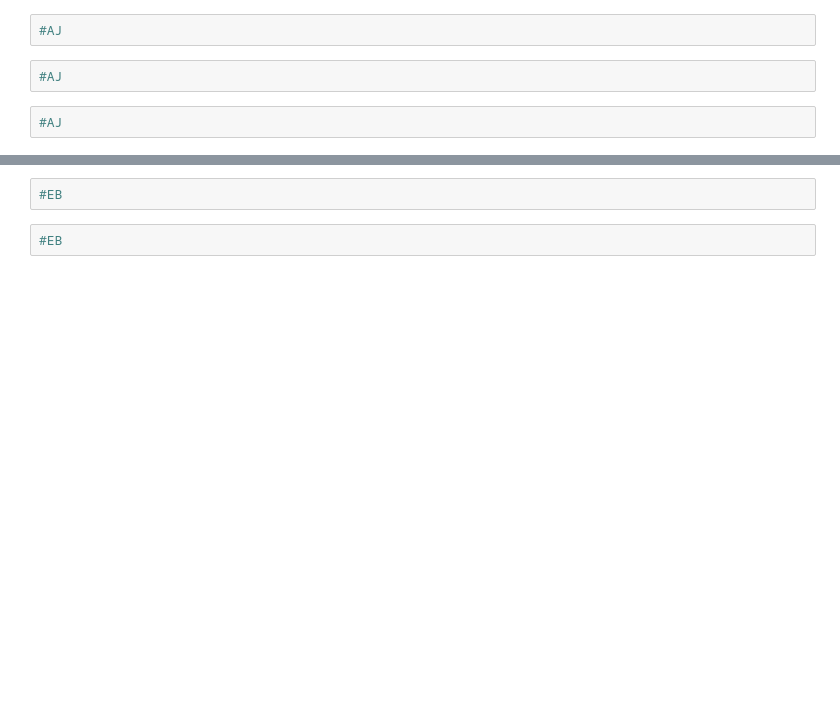
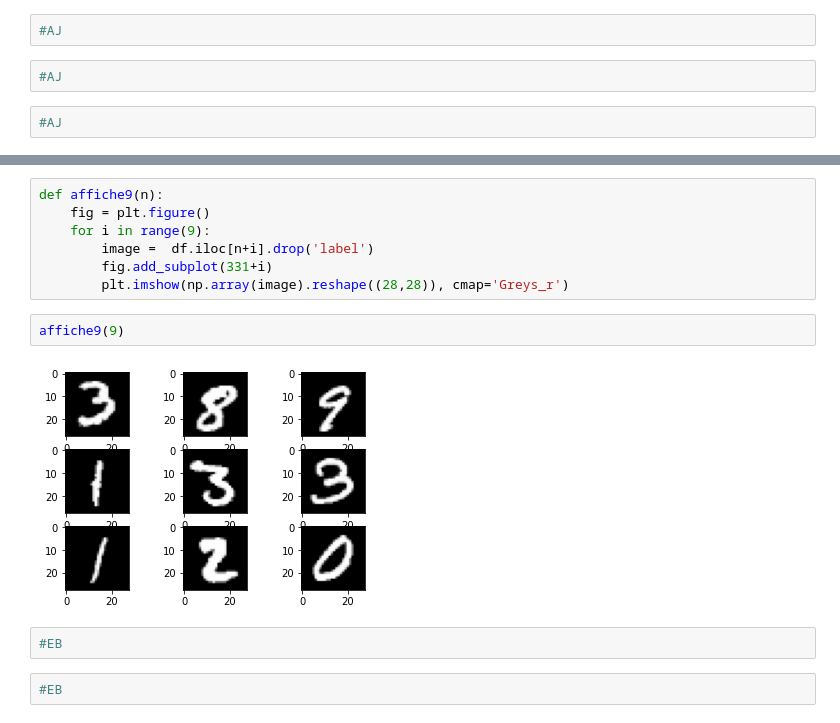
Before and after one commit to ericbertrand8686/Poste, a Jupyter notebook: Brief_poste.ipynb, the cells around one changed output, grey strips where cells are left out. Drawn from its saved outputs; the diff is of its cells as text; blank space fills up the shorter version.

```diff
--- a/Brief_poste.ipynb
+++ b/Brief_poste.ipynb
@@ -55,3 +45,14 @@ print(label)
+# %%
+def affiche9(n):
+    fig = plt.figure()
+    for i in range(9):
+        image =  df.iloc[n+i].drop('label')
+        fig.add_subplot(331+i)
+        plt.imshow(np.array(image).reshape((28,28)), cmap='Greys_r')
+# %%
+affiche9(9)
+# %% [output]
+[figure, added]
 # %%
 #EB
 # %%
```
Also changed, not shown: parts of 4 cells of this notebook.
